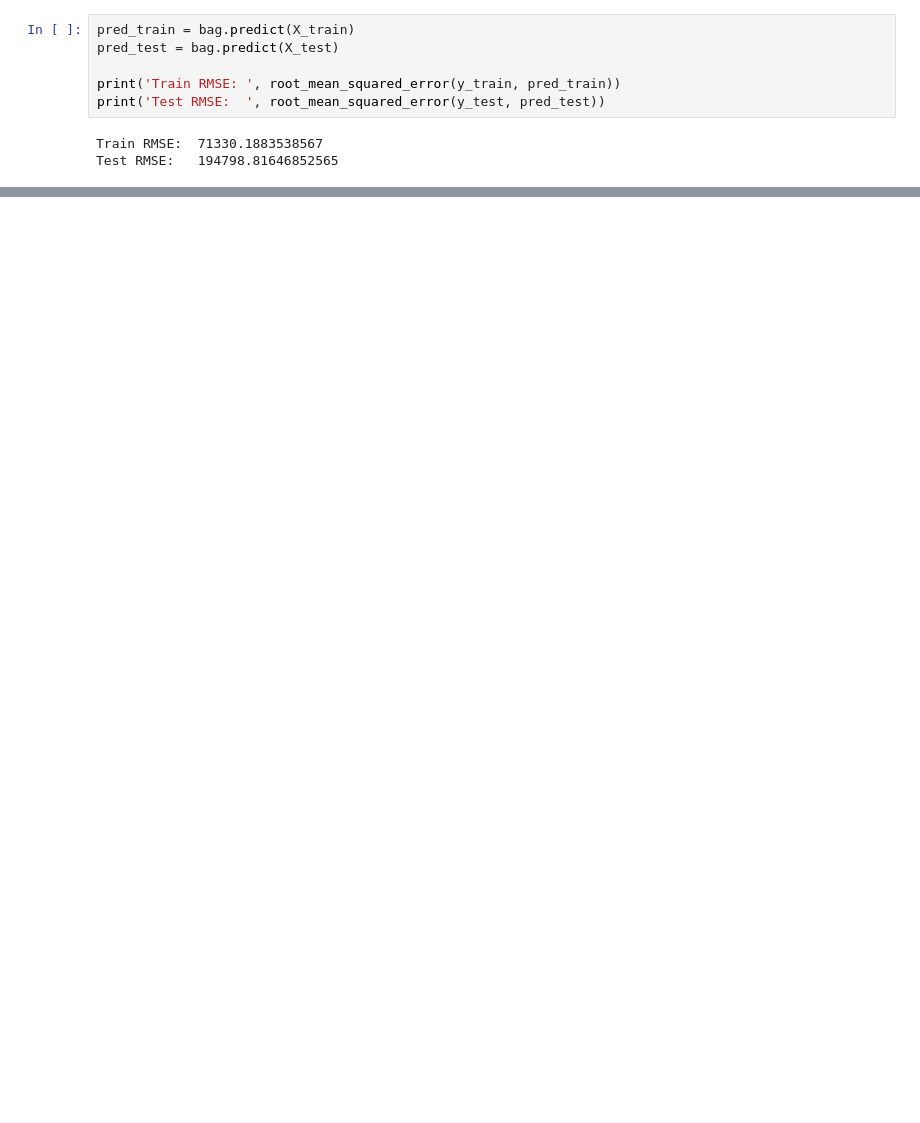
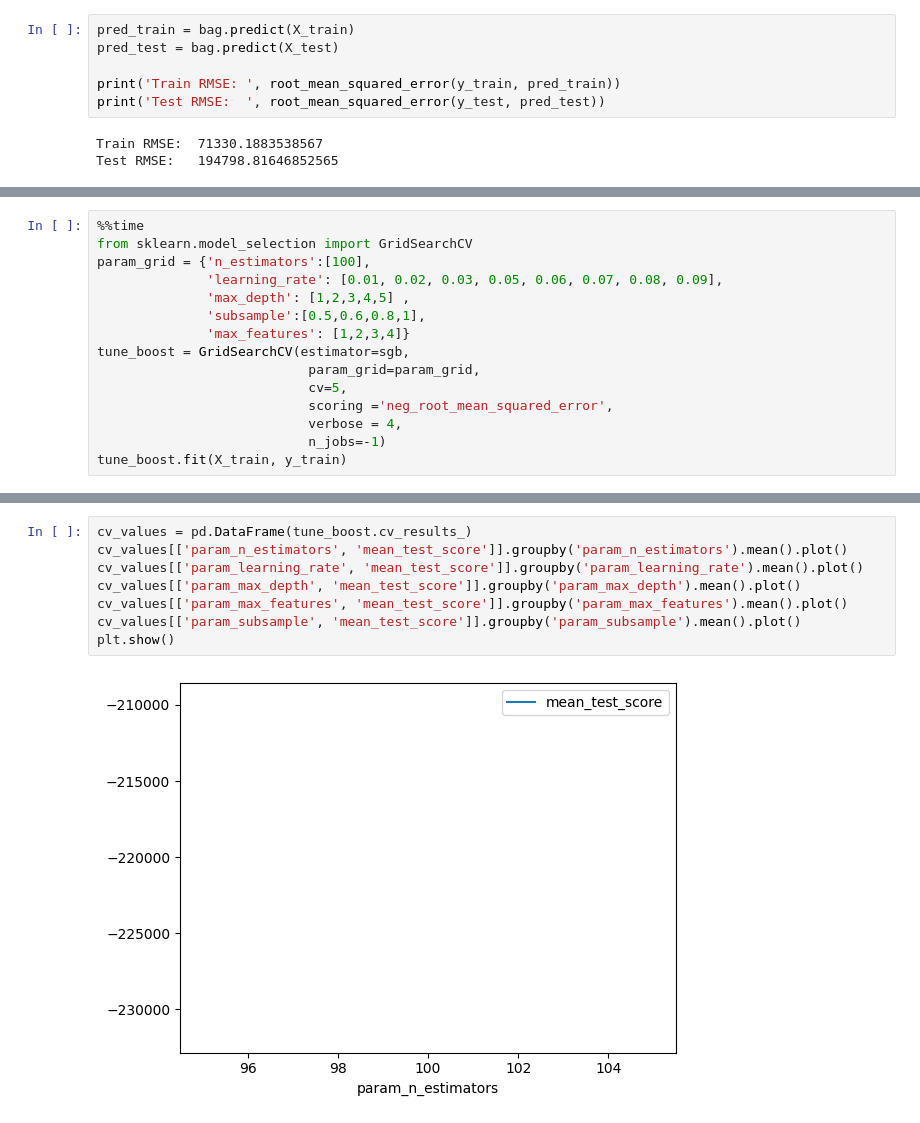
Before and after one commit to AtharvTungatkar/MBA-MAR-664---Predictive-Analytics, a Jupyter notebook: In class/Ensemble Models.ipynb, the cells around one changed output, grey strips where cells are left out. Saved outputs shown, nothing was run; the diff lists cells and outputs as text; blank space fills up the shorter version.

```diff
--- a/In class/Ensemble Models.ipynb
+++ b/In class/Ensemble Models.ipynb
@@ -79,0 +201,15 @@ Test RMSE:   194798.81646852565
+# %%
+%%time
+from sklearn.model_selection import GridSearchCV
+param_grid = {'n_estimators':[100],
+              'learning_rate': [0.01, 0.02, 0.03, 0.05, 0.06, 0.07, 0.08, 0.09],
+              'max_depth': [1,2,3,4,5] ,
+              'subsample':[0.5,0.6,0.8,1],
+              'max_features': [1,2,3,4]}
+tune_boost = GridSearchCV(estimator=sgb,
+                           param_grid=param_grid,
+                           cv=5,
+                           scoring ='neg_root_mean_squared_error',
+                           verbose = 4,
+                           n_jobs=-1)
+tune_boost.fit(X_train, y_train)
@@ -79,0 +245,10 @@ Test RMSE:   194798.81646852565
+# %%
+cv_values = pd.DataFrame(tune_boost.cv_results_)
+cv_values[['param_n_estimators', 'mean_test_score']].groupby('param_n_estimators').mean().plot()
+cv_values[['param_learning_rate', 'mean_test_score']].groupby('param_learning_rate').mean().plot()
+cv_values[['param_max_depth', 'mean_test_score']].groupby('param_max_depth').mean().plot()
+cv_values[['param_max_features', 'mean_test_score']].groupby('param_max_features').mean().plot()
+cv_values[['param_subsample', 'mean_test_score']].groupby('param_subsample').mean().plot()
+plt.show()
+# %% [output]
+[figure, added]
```
Also changed, not shown: parts of 23 cells of this notebook, 5 other files.
